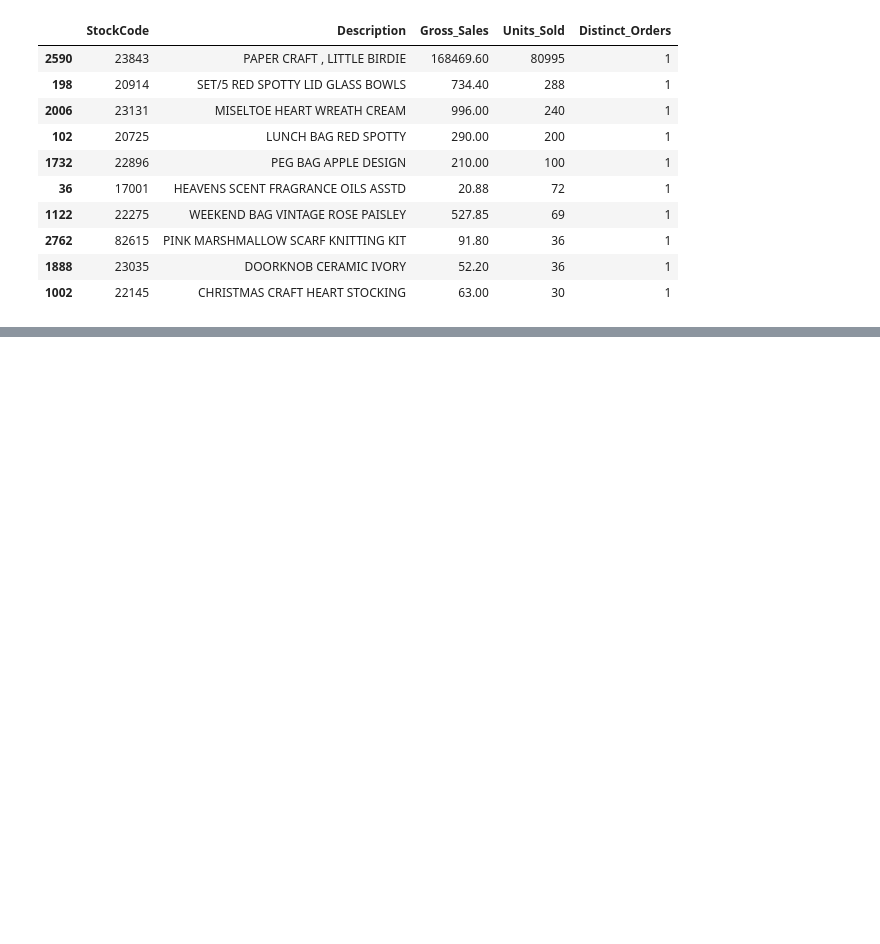
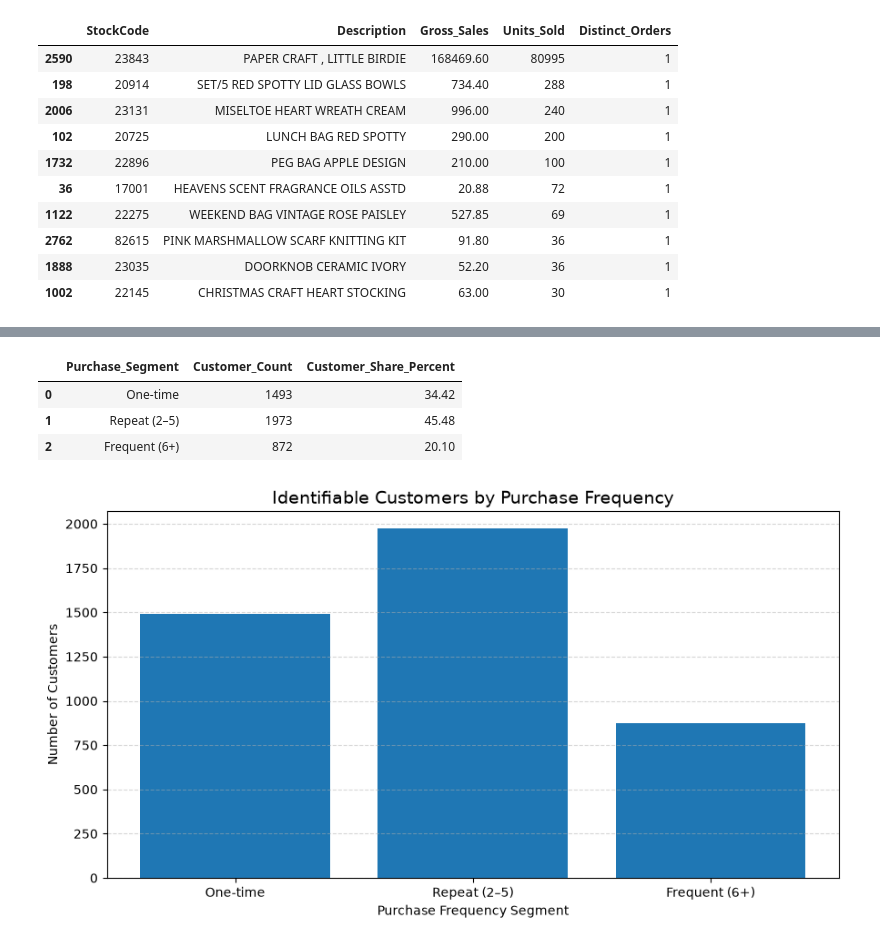
Before and after one commit to kartikeysharma2645/Analytics-Report-Insights, a Jupyter notebook: notebooks/ecommerce_sales_analysis.ipynb, the cells around one changed output, grey strips where cells are left out. Saved outputs shown, nothing was run; the diff lists cells and outputs as text; code cells hidden in the pictures; blank space fills up the shorter version.

```diff
--- a/notebooks/ecommerce_sales_analysis.ipynb
+++ b/notebooks/ecommerce_sales_analysis.ipynb
@@ -784,0 +960,46 @@ Top 10 share of total sales: 10.82%
+# %%
+
+# Assign each identifiable customer to a purchase-frequency segment
+customer_summary["Purchase_Segment"] = pd.cut(
+    customer_summary["Distinct_Orders"],
+    bins=[0, 1, 5, float("inf")],
+    labels=["One-time", "Repeat (2–5)", "Frequent (6+)"]
+)
+
+# Summarize customer counts by segment
+customer_segments = (
+    customer_summary["Purchase_Segment"]
+    .value_counts(sort=False)
+    .rename_axis("Purchase_Segment")
+    .reset_index(name="Customer_Count")
+)
+
+# Calculate each segment's share of identifiable customers
+customer_segments["Customer_Share_Percent"] = (
+    customer_segments["Customer_Count"]
+    / len(customer_summary)
+    * 100
+)
+
+display(customer_segments.round({"Customer_Share_Percent": 2}))
+
+# Visualize the distribution
+plt.figure(figsize=(9, 5))
+
+plt.bar(
+    customer_segments["Purchase_Segment"].astype(str),
+    customer_segments["Customer_Count"]
+)
+
+plt.title("Identifiable Customers by Purchase Frequency", fontsize=14)
+plt.xlabel("Purchase Frequency Segment")
+plt.ylabel("Number of Customers")
+plt.grid(axis="y", linestyle="--", alpha=0.5)
+plt.tight_layout()
+plt.show()
+# %% [output]
+|  | Purchase_Segment | Customer_Count | Customer_Share_Percent |
+| 0 | One-time | 1493 | 34.42 |
+| 1 | Repeat (2–5) | 1973 | 45.48 |
+| 2 | Frequent (6+) | 872 | 20.10 |
+[figure, added]
```
Also changed, not shown: parts of 7 cells of this notebook.
